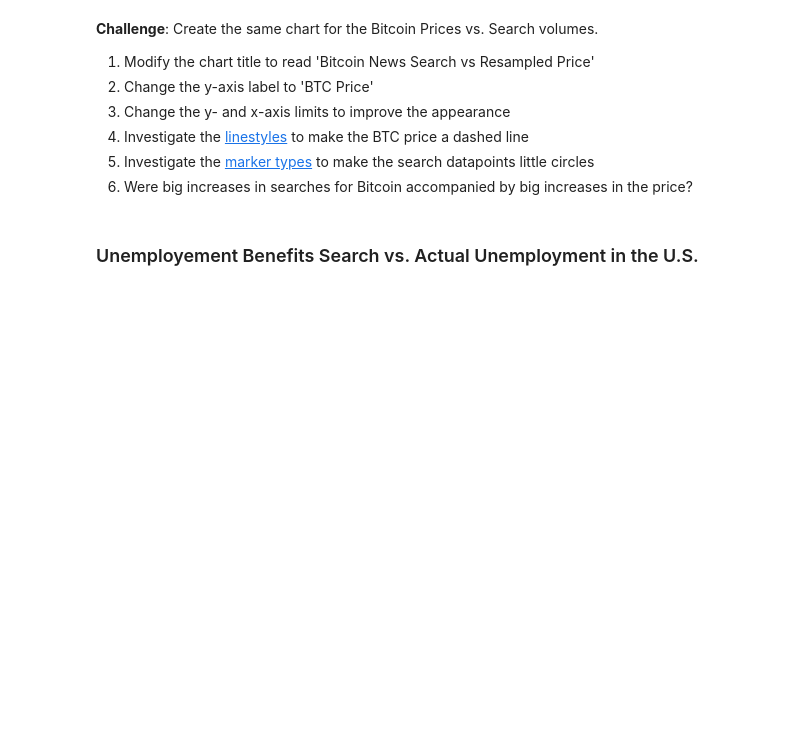
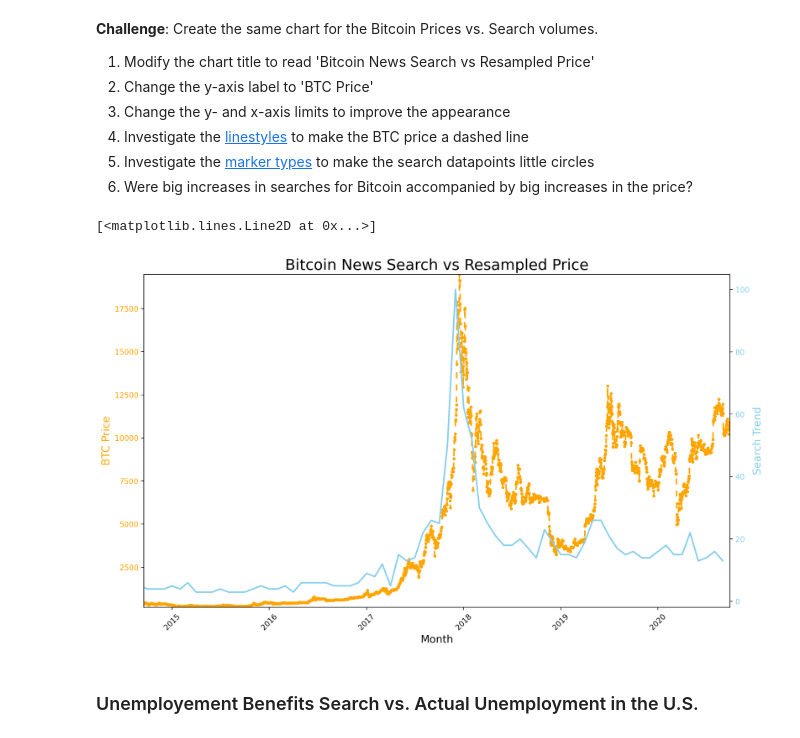
Before and after one commit to hashorva/100-days-of-Python, a Jupyter notebook: day_75/Google Trends and Data Visualisation (start).ipynb, the cells around one changed output. Drawn from its saved outputs; the diff is of its cells as text; code cells hidden in the pictures; blank space fills up the shorter version.

```diff
--- a/day_75/Google Trends and Data Visualisation (start).ipynb
+++ b/day_75/Google Trends and Data Visualisation (start).ipynb
@@ -580,6 +585,32 @@ How to add tick formatting for dates on the x-axis.
 4. Investigate the [linestyles](https://matplotlib.org/3.2.1/api/_as_gen/matplotlib.pyplot.plot.html ) to make the BTC price a dashed line <br>
 5. Investigate the [marker types](https://matplotlib.org/3.2.1/api/markers_api.html) to make the search datapoints little circles <br>
 6. Were big increases in searches for Bitcoin accompanied by big increases in the price?
+# %%
+# 1. Create the figure and base axis in one shot
+fig, ax1 = plt.subplots(figsize=(14,8), dpi=200)
+# Create a second y-axis sharing the same x-axis
+ax2 = ax1.twinx()
+
+# 2. Configure ax1
+ax1.set_title("Bitcoin News Search vs Resampled Price", fontsize=20)
+ax1.set_xlabel('Month', fontsize=14)
+ax1.set_ylabel("BTC Price", color="orange", fontsize=14)
+ax1.set_xlim(df_btc_price.DATE.min(),df_btc_price.DATE.max())
+ax1.set_ylim(df_btc_price.CLOSE.min(),df_btc_price.CLOSE.max())
+ax1.tick_params(axis="x", labelsize=10, rotation=45, )
+ax1.tick_params(axis="y", labelsize=10, labelcolor="orange")
+
+
+# 3. Configure ax2
+ax2.set_ylabel("Search Trend", color="skyblue", fontsize=14)
+ax2.tick_params(axis="y", labelsize=10, labelcolor="skyblue")
+
+# 4. Plot
+ax1.plot(df_btc_price.DATE, df_btc_price.CLOSE, color="orange", linewidth=2, dashes=[4,4], marker=".")
+ax2.plot(df_btc_search.MONTH, df_btc_search.BTC_NEWS_SEARCH, color="skyblue", linewidth=2)
+# %% [output]
+[<matplotlib.lines.Line2D at 0x...>]
+[figure, added]
 # %% [markdown]
 ### Unemployement Benefits Search vs. Actual Unemployment in the U.S.
 # %% [markdown]
```
Also changed, not shown: parts of 5 cells of this notebook.
